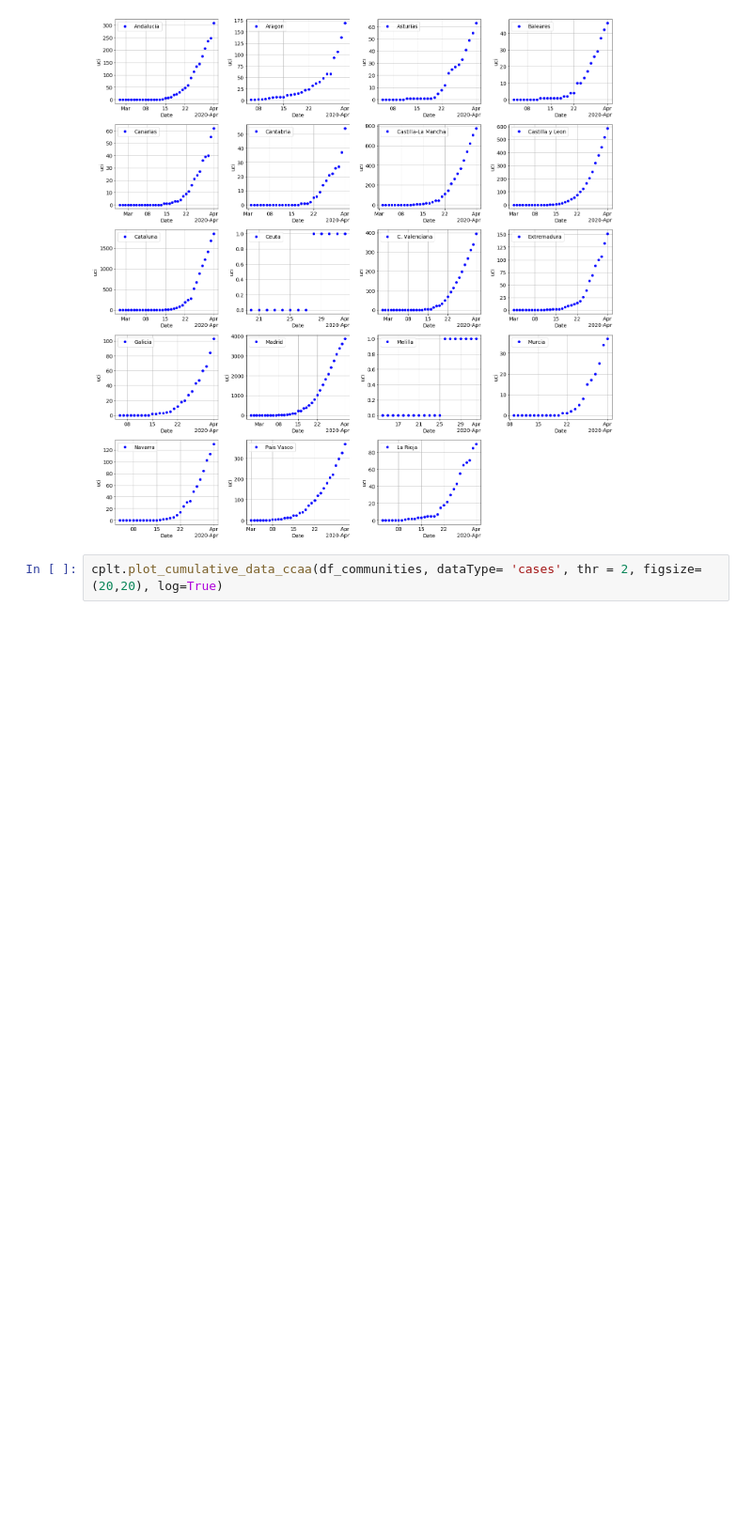
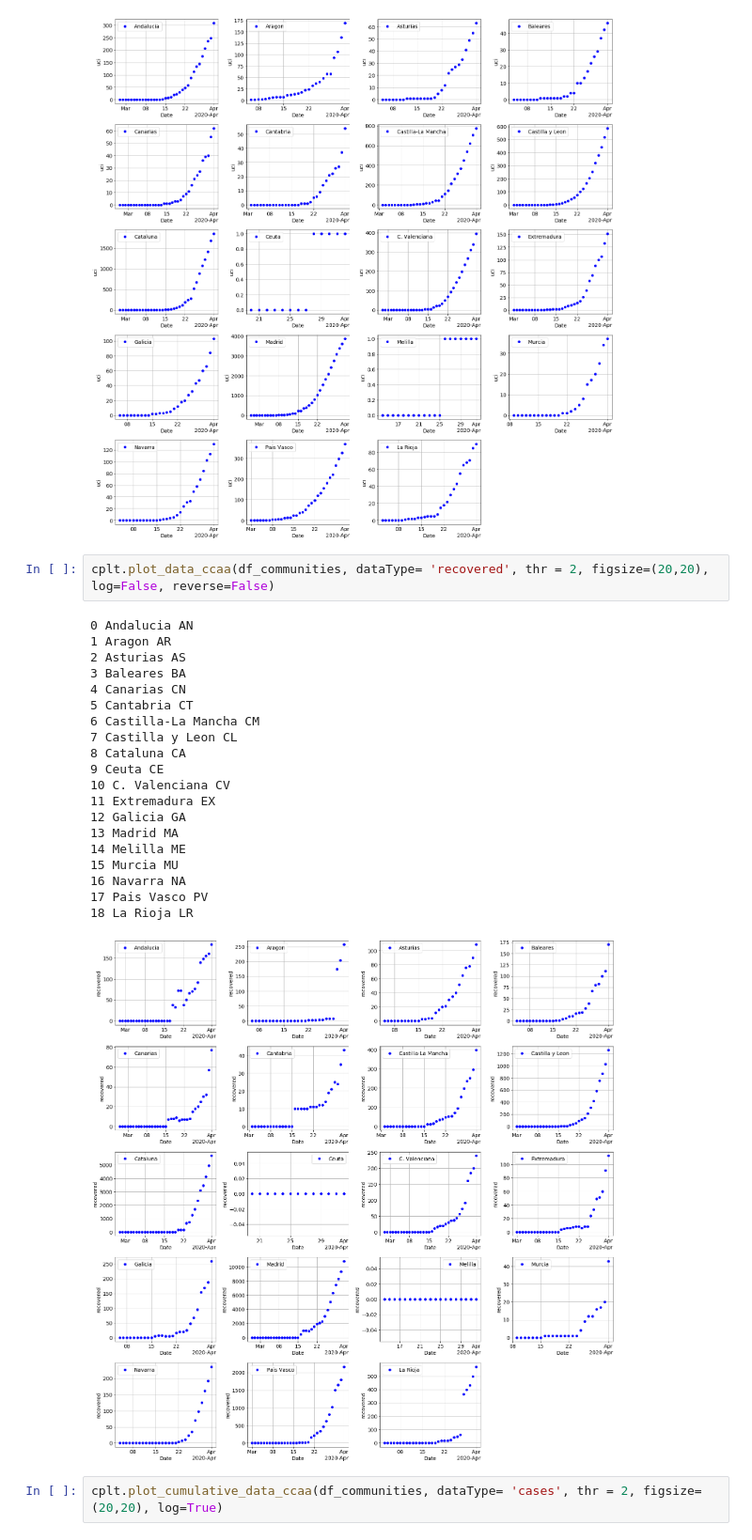
Before and after one commit to jjgomezcadenas/C19, a Jupyter notebook: nb/c19_communities_jj.ipynb, the cells around one changed output. Shown at 94% size. Drawn from its saved outputs; the diff is of its cells as text; blank space fills up the shorter version.

Commit message:
Notebook with "recovered" plot

```diff
--- a/nb/c19_communities_jj.ipynb
+++ b/nb/c19_communities_jj.ipynb
@@ -290,6 +290,29 @@ cplt.plot_data_ccaa(df_communities, dataType= 'uci', thr = 2, figsize=(20,20), l
 17 Pais Vasco PV
 18 La Rioja LR
 [figure]
+# %%
+cplt.plot_data_ccaa(df_communities, dataType= 'recovered', thr = 2, figsize=(20,20), log=False, reverse=False)
+# %% [output]
+0 Andalucia AN
+1 Aragon AR
+2 Asturias AS
+3 Baleares BA
+4 Canarias CN
+5 Cantabria CT
+6 Castilla-La Mancha CM
+7 Castilla y Leon CL
+8 Cataluna CA
+9 Ceuta CE
+10 C. Valenciana CV
+11 Extremadura EX
+12 Galicia GA
+13 Madrid MA
+14 Melilla ME
+15 Murcia MU
+16 Navarra NA
+17 Pais Vasco PV
+18 La Rioja LR
+[figure, added]
 # %%
 cplt.plot_cumulative_data_ccaa(df_communities, dataType= 'cases', thr = 2, figsize=(20,20), log=True)
 # %% [output]
```
Also changed, not shown: parts of 1 cell of this notebook.
